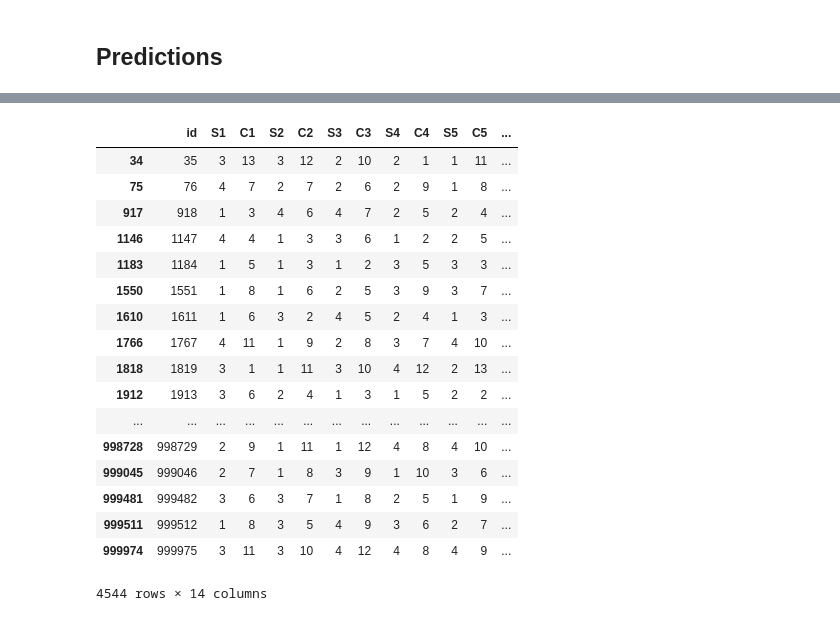
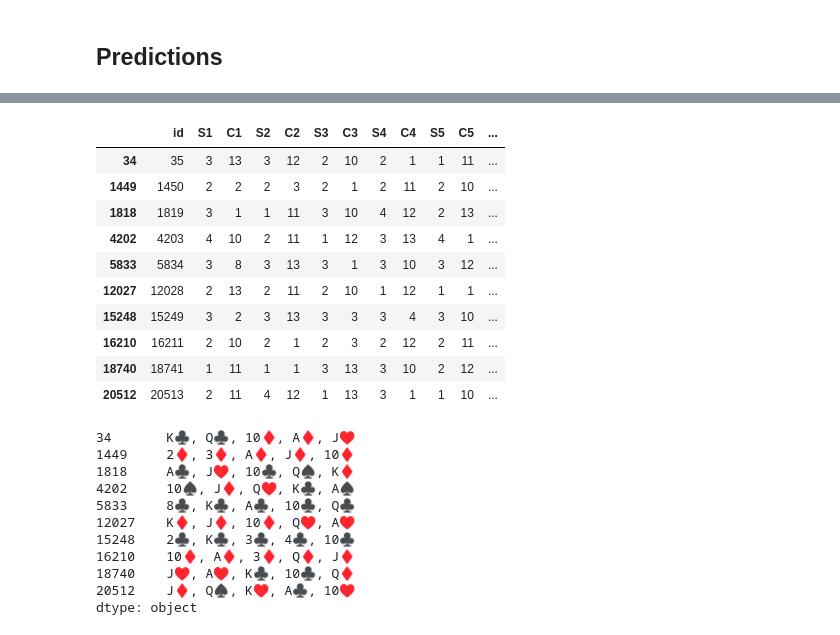
Before and after one commit to iPhaeton/kaggle-poker, a Jupyter notebook: distance.ipynb, the cells around one changed output, grey strips where cells are left out. Drawn from its saved outputs; the diff is of its cells as text; code cells hidden in the pictures.

```diff
--- a/distance.ipynb
+++ b/distance.ipynb
@@ -264,4 +267,4 @@ Epoch 300/300
 test_dataset = pd.read_csv('test.csv', delimiter=',')
 test_data = test_dataset.drop('id', axis=1)
 # %%
-test_labels_full = test_data.apply(calc_hand_label, axis=1)
+test_labels = test_data.apply(calc_hand_label, axis=1)
@@ -277,0 +271,5 @@ test_data_encoded = normalize(
+# %%
+test_data_with_distances = with_distances(test_data)
+test_data_encoded = one_hot_encoded(test_data_with_distances, suits, encoder)
+test_data_normalized = normalized(test_data_encoded, cards, mean_c, std_c)
+test_data_normalized = normalized(test_data_normalized, distances, mean_d, std_d)
@@ -286,9 +282,11 @@ pretictions = ((pretictions_prob > 0.5) * 1).reshape(pretictions_prob.shape[0])
+# %%
+test_data_sample_predicted_10 = model.predict(np.array(test_data_normalized))
+test_data_sample_predicted = np.array(list(map(np.argmax, test_data_sample_predicted_10)))
 # %%
 predictions_data = pd.concat([
     test_dataset,
-    pd.DataFrame({'pretictions_prob': pretictions_prob.reshape(pretictions_prob.shape[0])}),
-    pd.DataFrame({'predictions': pretictions}),
-    pd.DataFrame({'labels': test_labels_4}),
+    pd.DataFrame({'predictions': test_data_sample_predicted}),
+    pd.DataFrame({'labels': test_labels}),
 ], axis=1)
 # %%
 wrong_answers = predictions_data[predictions_data['predictions'] != predictions_data['labels']]
@@ -303,22 +305,29 @@ wrong_answers['labels'].value_counts()
 Name: labels, dtype: int64
 # %%
-wrong_answers
+wrong_answers[0:10]
 # %% [output]
 |  | id | S1 | C1 | S2 | C2 | S3 | C3 | S4 | C4 | S5 | C5 | ... |
 | 34 | 35 | 3 | 13 | 3 | 12 | 2 | 10 | 2 | 1 | 1 | 11 | ... |
-| 75 | 76 | 4 | 7 | 2 | 7 | 2 | 6 | 2 | 9 | 1 | 8 | ... |
-| 917 | 918 | 1 | 3 | 4 | 6 | 4 | 7 | 2 | 5 | 2 | 4 | ... |
-| 1146 | 1147 | 4 | 4 | 1 | 3 | 3 | 6 | 1 | 2 | 2 | 5 | ... |
-| 1183 | 1184 | 1 | 5 | 1 | 3 | 1 | 2 | 3 | 5 | 3 | 3 | ... |
-| 1550 | 1551 | 1 | 8 | 1 | 6 | 2 | 5 | 3 | 9 | 3 | 7 | ... |
-| 1610 | 1611 | 1 | 6 | 3 | 2 | 4 | 5 | 2 | 4 | 1 | 3 | ... |
-| 1766 | 1767 | 4 | 11 | 1 | 9 | 2 | 8 | 3 | 7 | 4 | 10 | ... |
+| 1449 | 1450 | 2 | 2 | 2 | 3 | 2 | 1 | 2 | 11 | 2 | 10 | ... |
 | 1818 | 1819 | 3 | 1 | 1 | 11 | 3 | 10 | 4 | 12 | 2 | 13 | ... |
-| 1912 | 1913 | 3 | 6 | 2 | 4 | 1 | 3 | 1 | 5 | 2 | 2 | ... |
-| ... | ... | ... | ... | ... | ... | ... | ... | ... | ... | ... | ... | ... |
-| 998728 | 998729 | 2 | 9 | 1 | 11 | 1 | 12 | 4 | 8 | 4 | 10 | ... |
-| 999045 | 999046 | 2 | 7 | 1 | 8 | 3 | 9 | 1 | 10 | 3 | 6 | ... |
-| 999481 | 999482 | 3 | 6 | 3 | 7 | 1 | 8 | 2 | 5 | 1 | 9 | ... |
-| 999511 | 999512 | 1 | 8 | 3 | 5 | 4 | 9 | 3 | 6 | 2 | 7 | ... |
-| 999974 | 999975 | 3 | 11 | 3 | 10 | 4 | 12 | 4 | 8 | 4 | 9 | ... |
+| 4202 | 4203 | 4 | 10 | 2 | 11 | 1 | 12 | 3 | 13 | 4 | 1 | ... |
+| 5833 | 5834 | 3 | 8 | 3 | 13 | 3 | 1 | 3 | 10 | 3 | 12 | ... |
+| 12027 | 12028 | 2 | 13 | 2 | 11 | 2 | 10 | 1 | 12 | 1 | 1 | ... |
+| 15248 | 15249 | 3 | 2 | 3 | 13 | 3 | 3 | 3 | 4 | 3 | 10 | ... |
+| 16210 | 16211 | 2 | 10 | 2 | 1 | 2 | 3 | 2 | 12 | 2 | 11 | ... |
+| 18740 | 18741 | 1 | 11 | 1 | 1 | 3 | 13 | 3 | 10 | 2 | 12 | ... |
+| 20512 | 20513 | 2 | 11 | 4 | 12 | 1 | 13 | 3 | 1 | 1 | 10 | ... |
-4544 rows × 14 columns
+# %%
+wrong_answers[0:10].drop(['id', 'predictions', 'labels'], axis=1).apply(lambda h: hand_encode(np.array(h)), axis=1)
+# %% [output]
+34       K♣, Q♣, 10♦, A♦, J♥
+1449     2♦, 3♦, A♦, J♦, 10♦
+1818     A♣, J♥, 10♣, Q♠, K♦
+4202     10♠, J♦, Q♥, K♣, A♠
+5833     8♣, K♣, A♣, 10♣, Q♣
+12027    K♦, J♦, 10♦, Q♥, A♥
+15248    2♣, K♣, 3♣, 4♣, 10♣
+16210    10♦, A♦, 3♦, Q♦, J♦
+18740    J♥, A♥, K♣, 10♣, Q♦
+20512    J♦, Q♠, K♥, A♣, 10♥
+dtype: object
```
Also changed, not shown: parts of 10 cells of this notebook.
